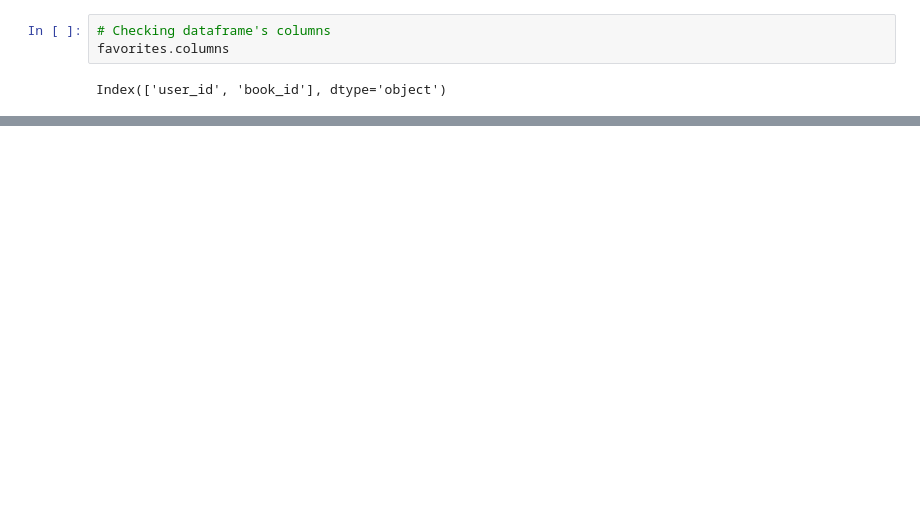
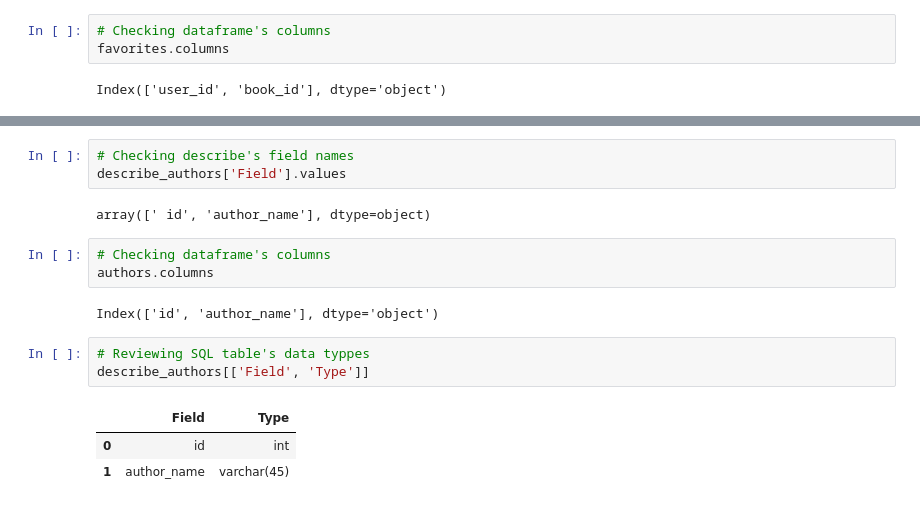
Before and after one commit to JoshTorre/Books-, a Jupyter notebook: Books.ipynb, the cells around one changed output, grey strips where cells are left out. Cells and saved outputs as stored; diff of their text form; blank space fills up the shorter version.

```diff
--- a/Books.ipynb
+++ b/Books.ipynb
@@ -131 +161,18 @@ describe_authors
 | 1 | author_name | varchar(45) | YES |  | None |  |
+# %%
+# Checking describe's field names
+describe_authors['Field'].values
+# %% [output]
+array([' id', 'author_name'], dtype=object)
+# %%
+# Checking dataframe's columns
+authors.columns
+# %% [output]
+Index(['id', 'author_name'], dtype='object')
+# %%
+# Reviewing SQL table's data typpes
+describe_authors[['Field', 'Type']]
+# %% [output]
+|  | Field | Type |
+| 0 | id | int |
+| 1 | author_name | varchar(45) |
```
Also changed, not shown: parts of 25 cells of this notebook, 3 other files.
